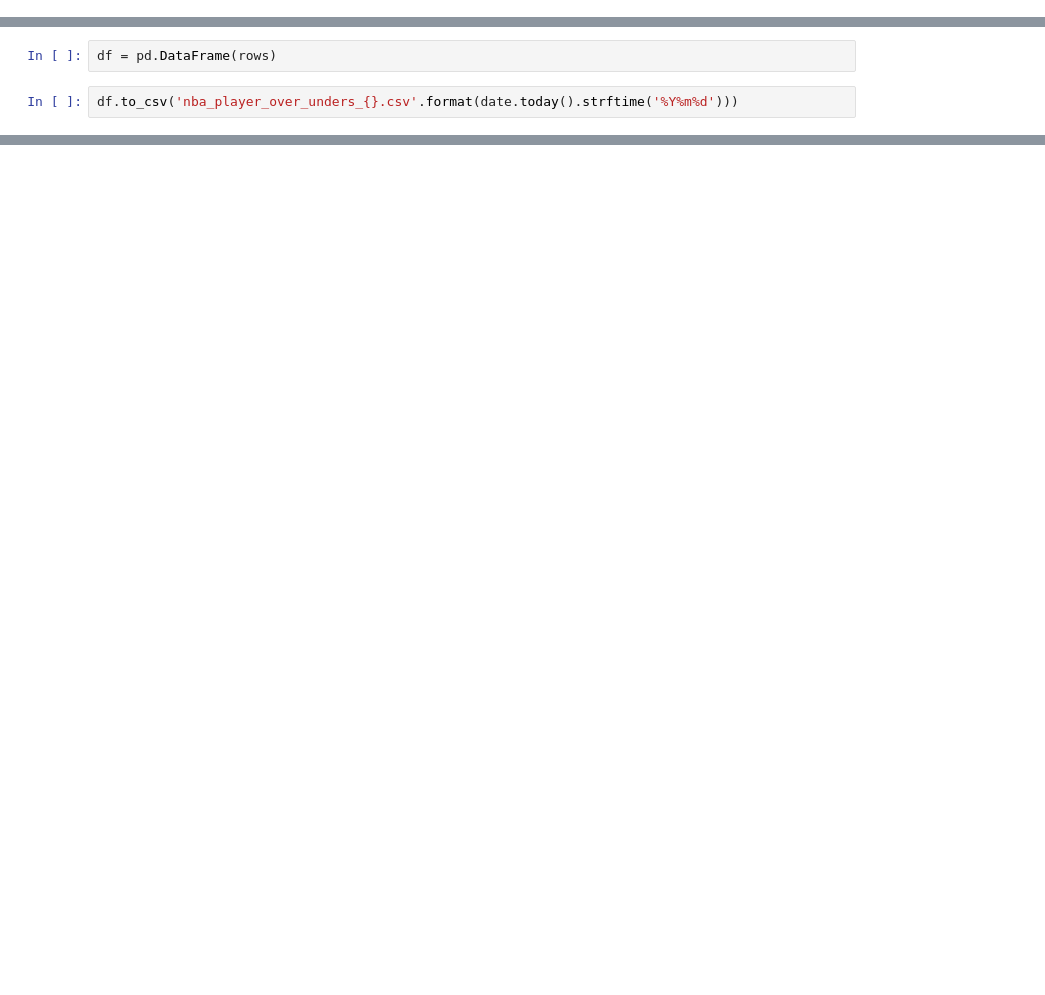
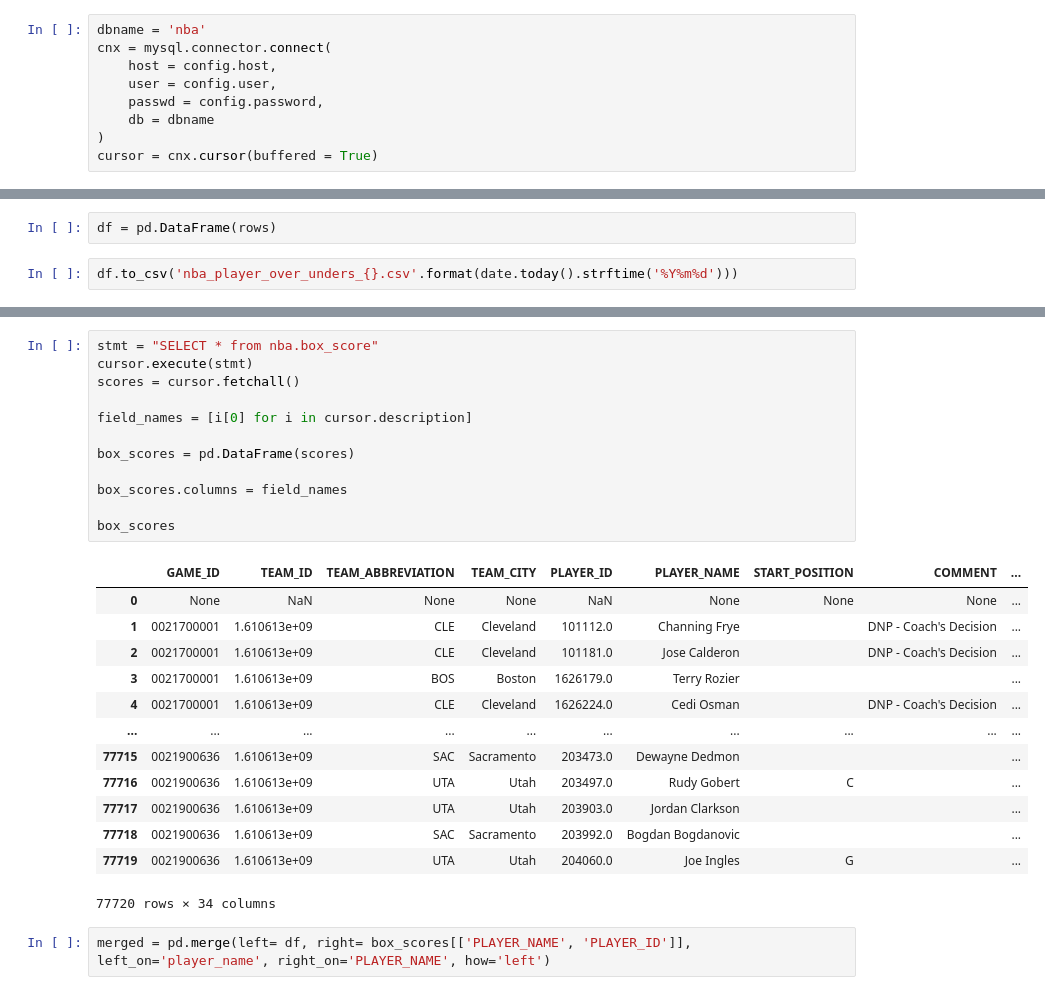
Before and after one commit to jcohen312/nba_points, a Jupyter notebook: draftkings_scrape.ipynb, the cells around one changed output, grey strips where cells are left out. Drawn from its saved outputs; the diff is of its cells as text; blank space fills up the shorter version.

Commit message:
build functions to pull data daily

```diff
--- a/draftkings_scrape.ipynb
+++ b/draftkings_scrape.ipynb
@@ -15,3 +25,12 @@ page_soup = BeautifulSoup(webpage, "html.parser")
+# %%
+dbname = 'nba'
+cnx = mysql.connector.connect(
+    host = config.host,
+    user = config.user,
+    passwd = config.password,
+    db = dbname
+)
+cursor = cnx.cursor(buffered = True)
 # %%
 dk_games = page_soup.find_all("a", {"class": "sportsbook-event-accordion__title"})
 # %%
@@ -113,0 +188,28 @@ df.to_csv('nba_player_over_unders_{}.csv'.format(date.today().strftime('%Y%m%d')
+# %%
+stmt = "SELECT * from nba.box_score"
+cursor.execute(stmt)
+scores = cursor.fetchall()
+
+field_names = [i[0] for i in cursor.description]
+
+box_scores = pd.DataFrame(scores)
+
+box_scores.columns = field_names
+
+box_scores
+# %% [output]
+|  | GAME_ID | TEAM_ID | TEAM_ABBREVIATION | TEAM_CITY | PLAYER_ID | PLAYER_NAME | START_POSITION | COMMENT | ... |
+| 0 | None | NaN | None | None | NaN | None | None | None | ... |
+| 1 | 0021700001 | 1.610613e+09 | CLE | Cleveland | 101112.0 | Channing Frye |  | DNP - Coach's Decision | ... |
+| 2 | 0021700001 | 1.610613e+09 | CLE | Cleveland | 101181.0 | Jose Calderon |  | DNP - Coach's Decision | ... |
+| 3 | 0021700001 | 1.610613e+09 | BOS | Boston | 1626179.0 | Terry Rozier |  |  | ... |
+| 4 | 0021700001 | 1.610613e+09 | CLE | Cleveland | 1626224.0 | Cedi Osman |  | DNP - Coach's Decision | ... |
+| ... | ... | ... | ... | ... | ... | ... | ... | ... | ... |
+| 77715 | 0021900636 | 1.610613e+09 | SAC | Sacramento | 203473.0 | Dewayne Dedmon |  |  | ... |
+| 77716 | 0021900636 | 1.610613e+09 | UTA | Utah | 203497.0 | Rudy Gobert | C |  | ... |
+| 77717 | 0021900636 | 1.610613e+09 | UTA | Utah | 203903.0 | Jordan Clarkson |  |  | ... |
+| 77718 | 0021900636 | 1.610613e+09 | SAC | Sacramento | 203992.0 | Bogdan Bogdanovic |  |  | ... |
+| 77719 | 0021900636 | 1.610613e+09 | UTA | Utah | 204060.0 | Joe Ingles | G |  | ... |
+77720 rows × 34 columns
+# %%
+merged = pd.merge(left= df, right= box_scores[['PLAYER_NAME', 'PLAYER_ID']], left_on='player_name', right_on='PLAYER_NAME', how='left')
```
Also changed, not shown: parts of 32 cells of this notebook, 4 other files.
